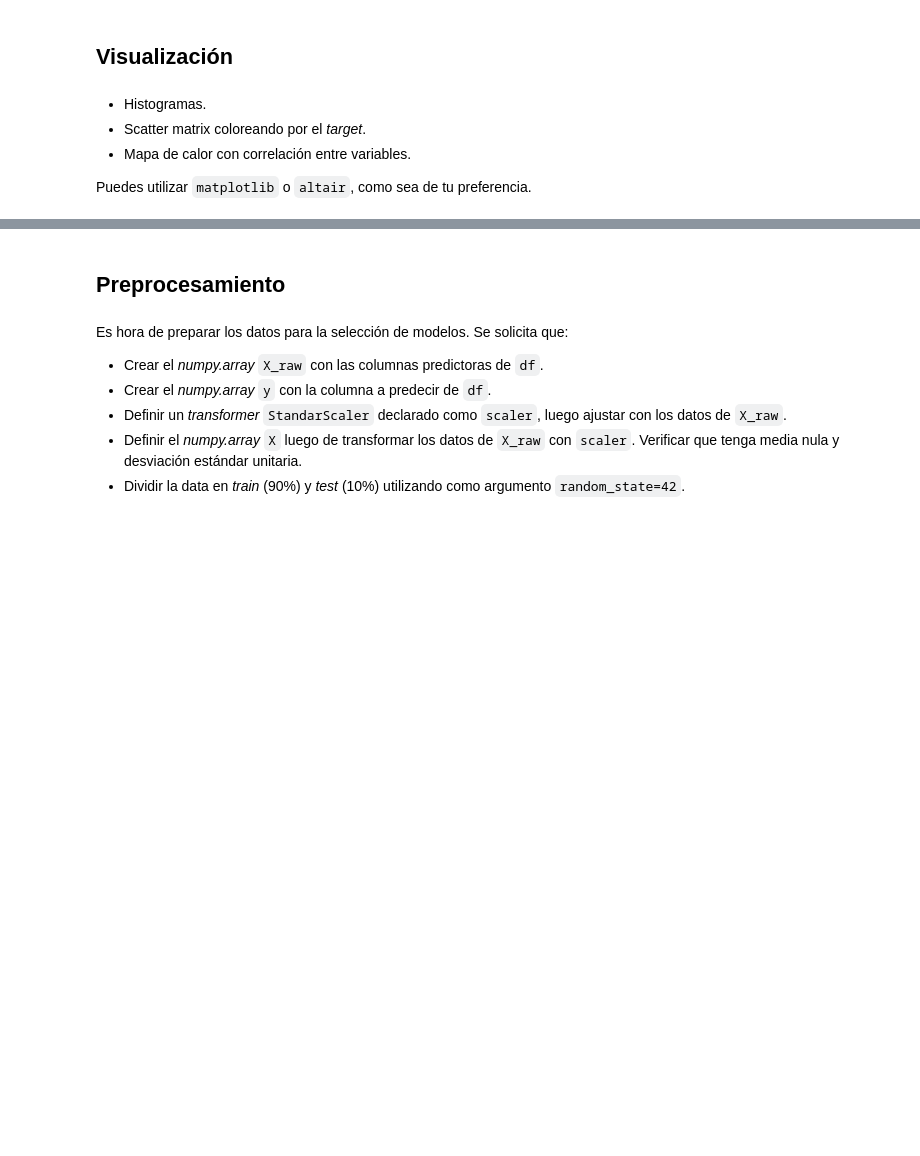
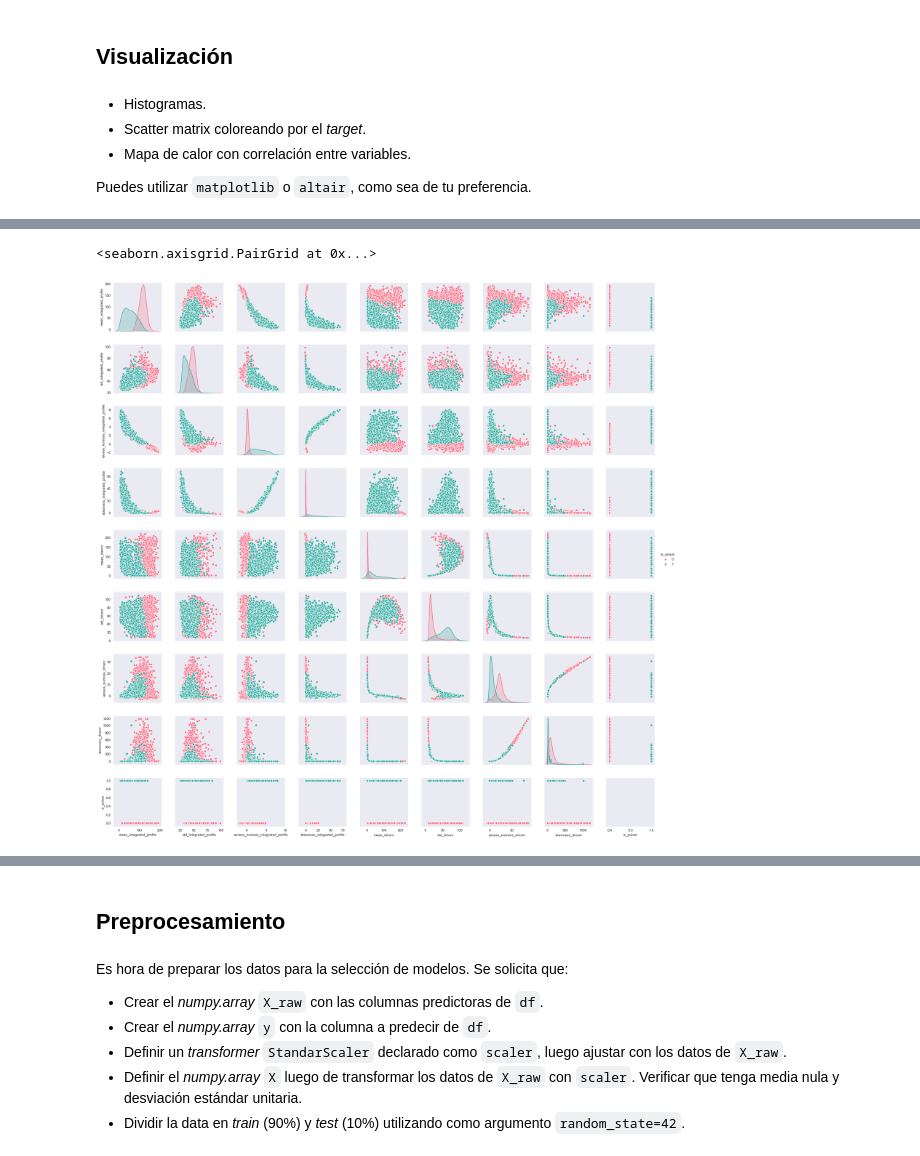
Before and after one commit to FabianCastellano/mat281_portfolio, a Jupyter notebook: Proyectos/m05_project02/m05_project02.ipynb, the cells around one changed output, grey strips where cells are left out. Cells and saved outputs as stored; diff of their text form; code cells hidden in the pictures; blank space fills up the shorter version.

```diff
--- a/Proyectos/m05_project02/m05_project02.ipynb
+++ b/Proyectos/m05_project02/m05_project02.ipynb
@@ -389,3 +408,8 @@ df.columns[1]
+# %%
+sns.pairplot(df, hue="is_pulsar", palette="husl")
+# %% [output]
+<seaborn.axisgrid.PairGrid at 0x...>
+[figure, added]
 # %% [markdown]
 <a id='preprocessing'></a>
 # %% [markdown]
```
Also changed, not shown: parts of 10 cells of this notebook.
